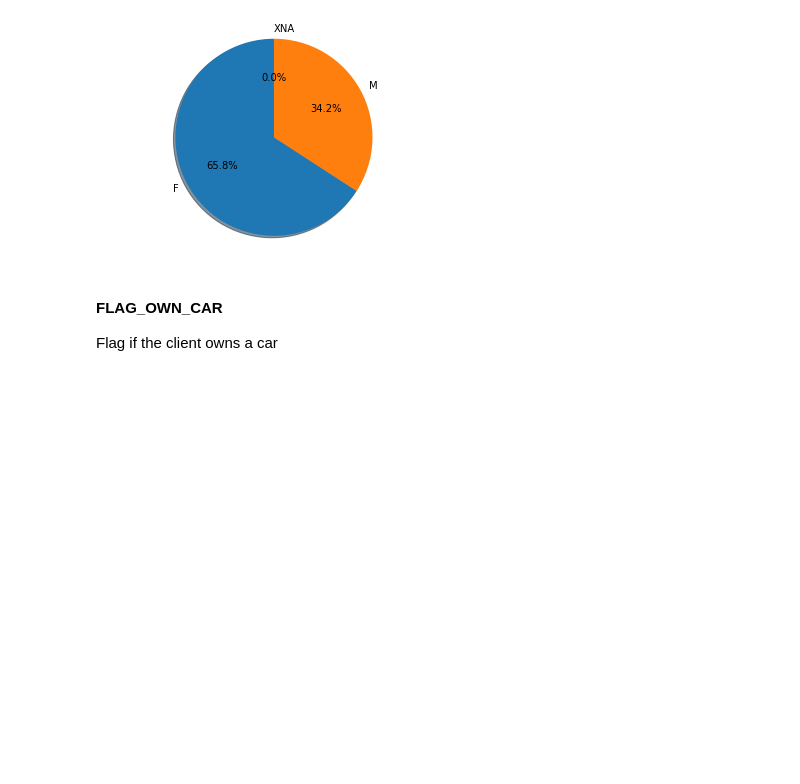
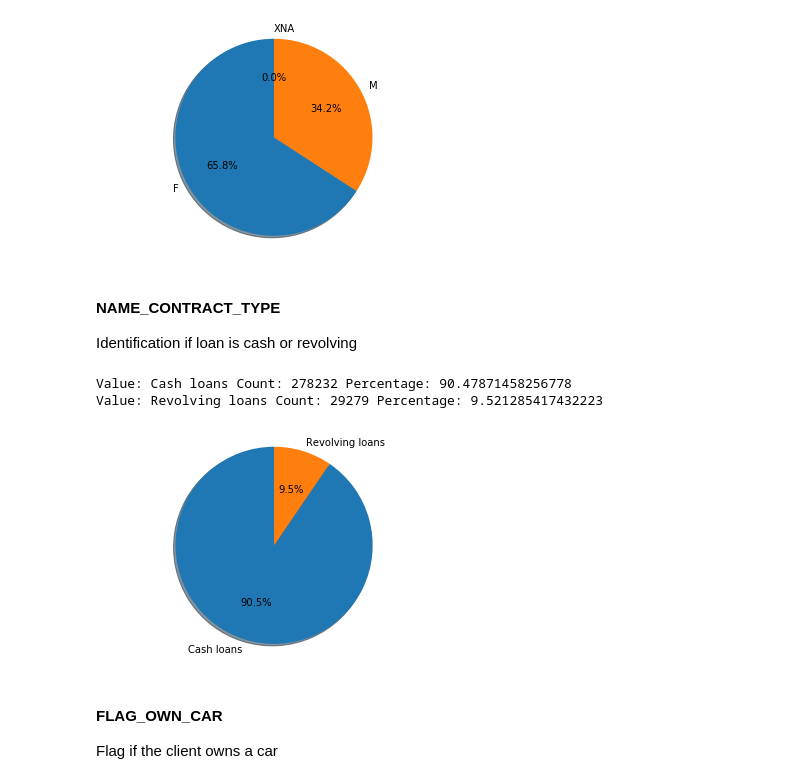
Before and after one commit to clarkje/machine-learning, a Jupyter notebook: projects/capstone/Step 1 - Data Exploration - Application Data.ipynb, the cells around one changed output. Drawn from its saved outputs; the diff is of its cells as text; code cells hidden in the pictures; blank space fills up the shorter version.

```diff
--- a/projects/capstone/Data Exploration - Application Data.ipynb
+++ b/projects/capstone/Step 1 - Data Exploration - Application Data.ipynb
@@ -133,6 +145,18 @@ Value: F Count: 202448 Percentage: 65.83439291602576
 Value: M Count: 105059 Percentage: 34.164306317497584
 Value: XNA Count: 4 Percentage: 0.0013007664766463637
 [figure]
+# %% [markdown]
+#### NAME_CONTRACT_TYPE
+Identification if loan is cash or revolving
+# %%
+explore_non_numeric(application_train['NAME_CONTRACT_TYPE'])
+
+# Categorize it for one-hot encoding later
+non_numeric_features.append('NAME_CONTRACT_TYPE')
+# %% [output]
+Value: Cash loans Count: 278232 Percentage: 90.47871458256778
+Value: Revolving loans Count: 29279 Percentage: 9.521285417432223
+[figure, added]
 # %% [markdown]
 #### FLAG_OWN_CAR
 
```
Also changed, not shown: parts of 28 cells of this notebook, 12 other files.
